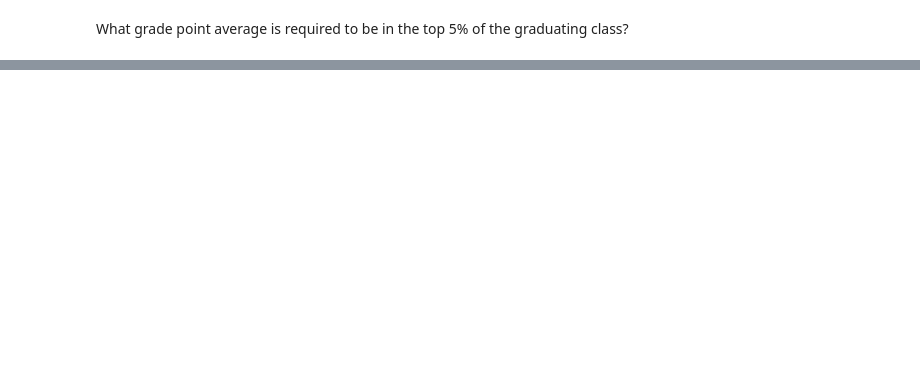
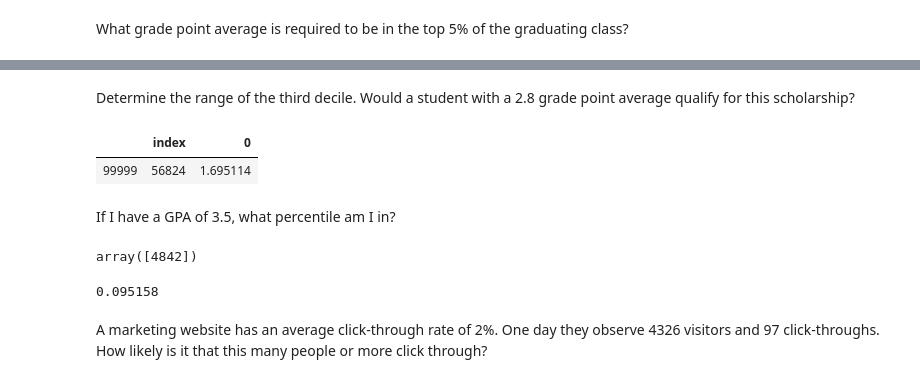
Before and after one commit to ravinder79/statistics-exercises, a Jupyter notebook: probability_distributions.ipynb, the cells around one changed output, grey strips where cells are left out. Cells and saved outputs as stored; diff of their text form; code cells hidden in the pictures; blank space fills up the shorter version.

```diff
--- a/probability_distributions.ipynb
+++ b/probability_distributions.ipynb
@@ -140,0 +182,22 @@ What grade point average is required to be in the top 5% of the graduating class
+# %% [markdown]
+Determine the range of the third decile. Would a student with a 2.8 grade point average qualify for this scholarship?
+# %%
+grades1.loc[99999:99999]
+# %% [output]
+|  | index | 0 |
+| 99999 | 56824 | 1.695114 |
+# %% [markdown]
+If I have a GPA of 3.5, what percentile am I in?
+# %%
+grades1[grades1[0].apply(np.isclose, b=3.5, atol=0.00001)].index.values
+
+#grades1.loc[grades1.isin([search]).any(axis=1)].index.tolist()
+# %% [output]
+array([4842])
+# %%
+percentile_rank = (100000-4842)/1000000
+percentile_rank
+# %% [output]
+0.095158
+# %% [markdown]
+A marketing website has an average click-through rate of 2%. One day they observe 4326 visitors and 97 click-throughs. How likely is it that this many people or more click through?
```
Also changed, not shown: parts of 19 cells of this notebook.
